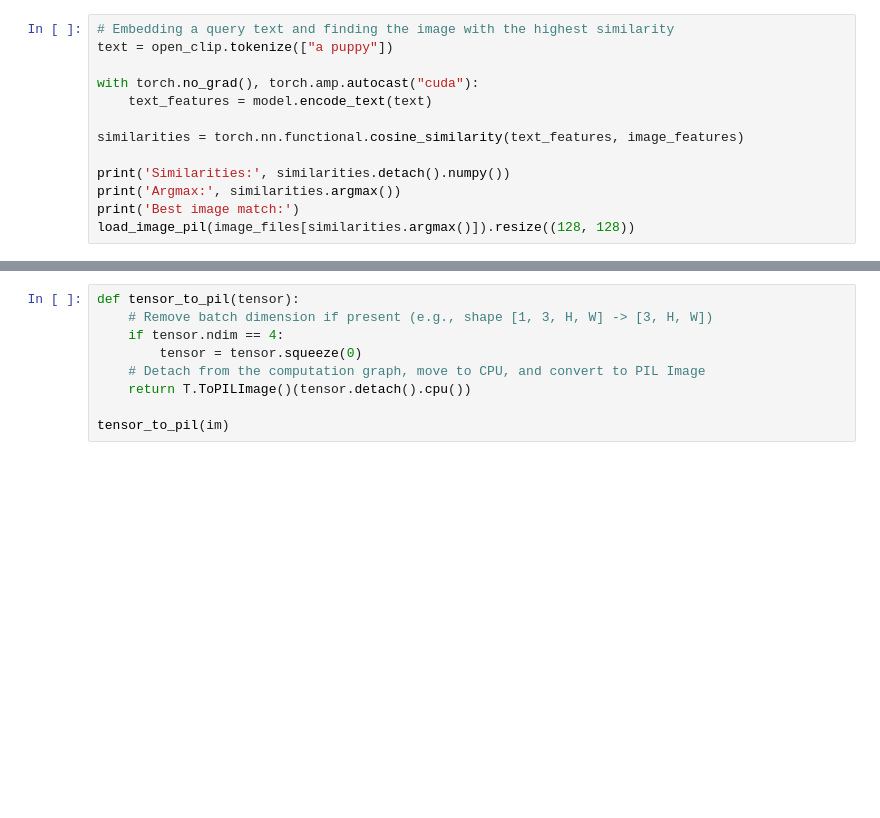
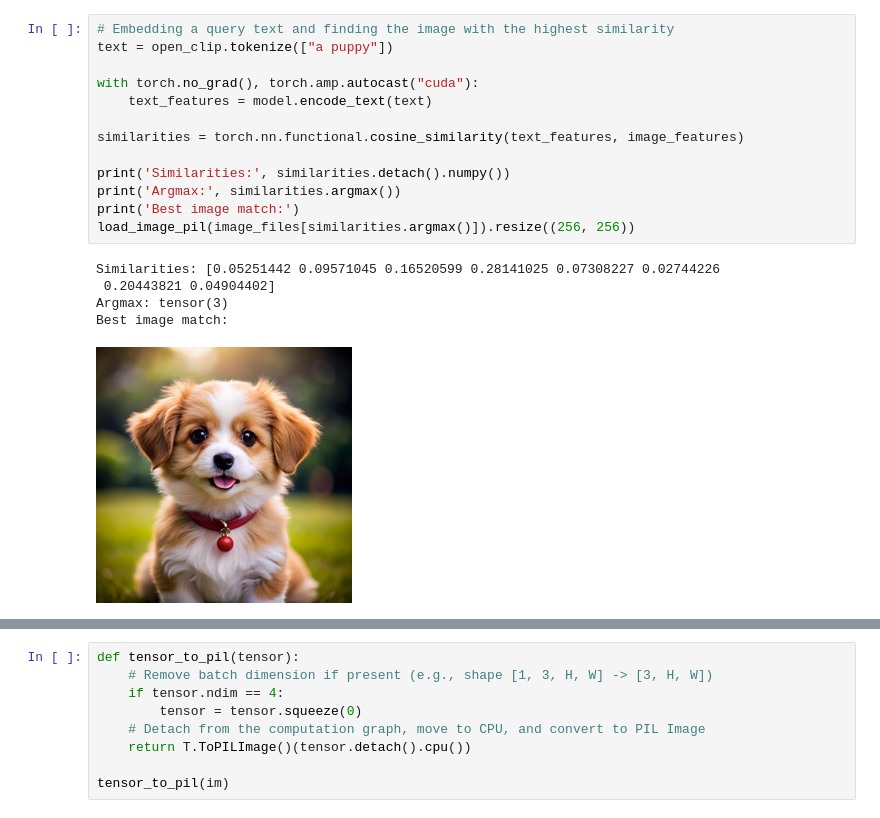
Before and after one commit to FlyingMatrix/clip, a Jupyter notebook: clip.ipynb, the cells around one changed output, grey strips where cells are left out. Drawn from its saved outputs; the diff is of its cells as text; blank space fills up the shorter version.

```diff
--- a/clip.ipynb
+++ b/clip.ipynb
@@ -95,16 +120,22 @@ print('Image_features.shape:', image_features.shape)
 # %%
 # Embedding a query text and finding the image with the highest similarity
 text = open_clip.tokenize(["a puppy"])
 
 with torch.no_grad(), torch.amp.autocast("cuda"):
     text_features = model.encode_text(text)
 
 similarities = torch.nn.functional.cosine_similarity(text_features, image_features)
 
 print('Similarities:', similarities.detach().numpy())
 print('Argmax:', similarities.argmax())
 print('Best image match:')
-load_image_pil(image_files[similarities.argmax()]).resize((128, 128))
+load_image_pil(image_files[similarities.argmax()]).resize((256, 256))
+# %% [output]
+Similarities: [0.05251442 0.09571045 0.16520599 0.28141025 0.07308227 0.02744226
+ 0.20443821 0.04904402]
+Argmax: tensor(3)
+Best image match:
+[figure, added]
 # %%
 # Using CLIP as a loss function - optimizing the pixels of an image to maximize the similarity of the image with a text prompt
 import torchvision
```
Also changed, not shown: parts of 9 cells of this notebook.
